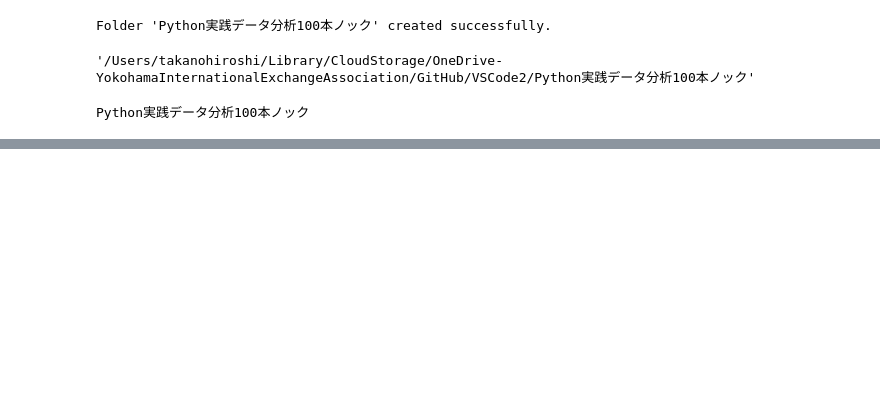
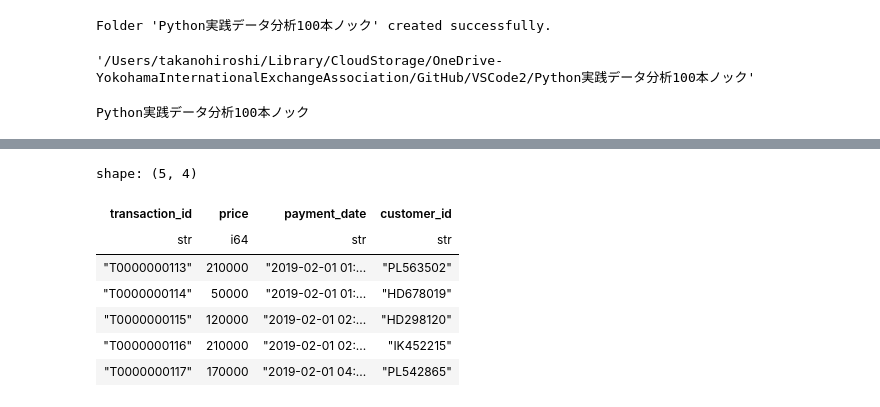
Before and after one commit to HiroshiATakano/VSCode2, a Jupyter notebook: Python実践データ分析100本.ipynb, the cells around one changed output, grey strips where cells are left out. Saved outputs shown, nothing was run; the diff lists cells and outputs as text; code cells hidden in the pictures; blank space fills up the shorter version.

```diff
--- a/Python実践データ分析100本.ipynb
+++ b/Python実践データ分析100本.ipynb
@@ -37,0 +62,12 @@ customer_master =
+# %%
+transaction_1 = pl.read_csv("Data/transaction_1.csv")
+transaction_1.head()
+# %% [output]
+shape: (5, 4)
+| transaction_id | price | payment_date | customer_id |
+| str | i64 | str | str |
+| "T0000000113" | 210000 | "2019-02-01 01:... | "PL563502" |
+| "T0000000114" | 50000 | "2019-02-01 01:... | "HD678019" |
+| "T0000000115" | 120000 | "2019-02-01 02:... | "HD298120" |
+| "T0000000116" | 210000 | "2019-02-01 02:... | "IK452215" |
+| "T0000000117" | 170000 | "2019-02-01 04:... | "PL542865" |
```
Also changed, not shown: parts of 11 cells of this notebook, 6 other files.
